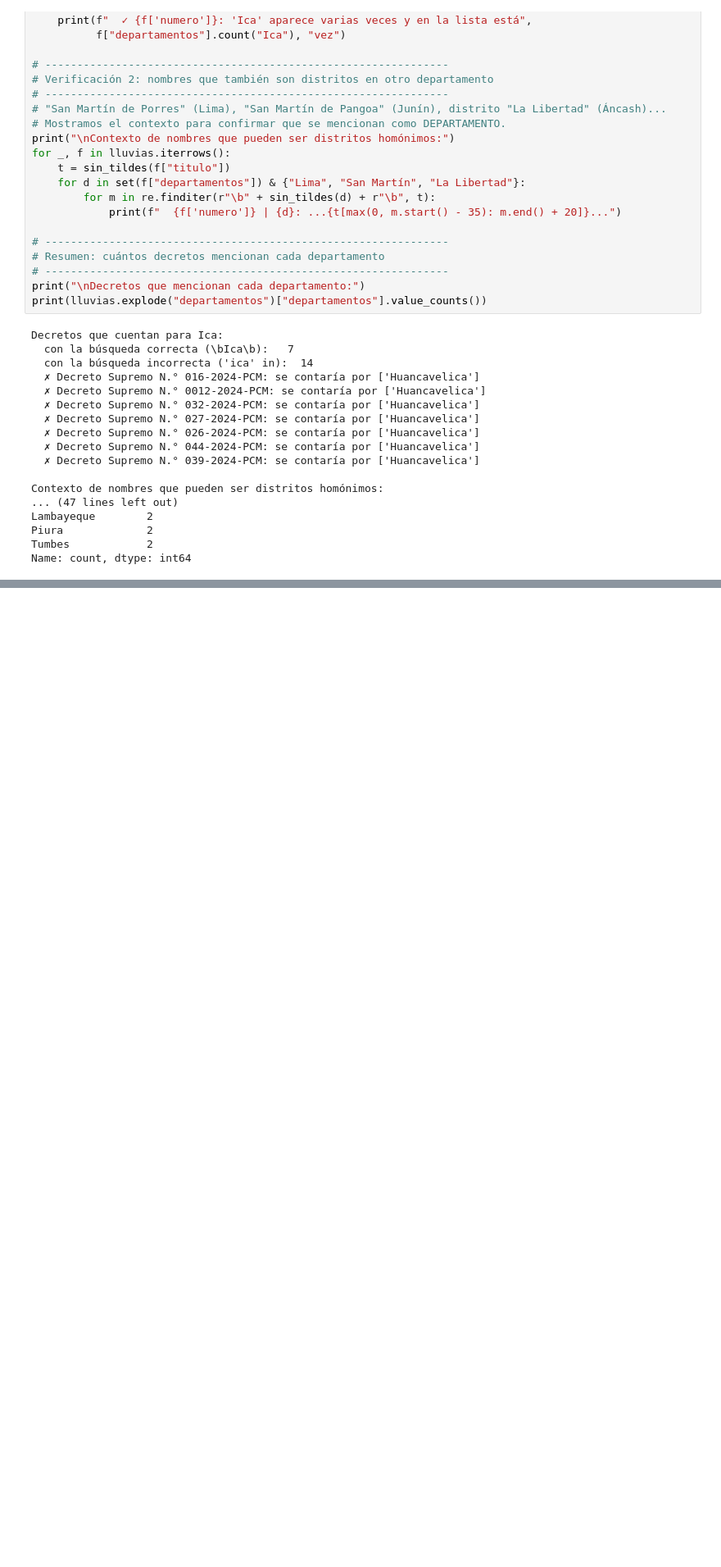
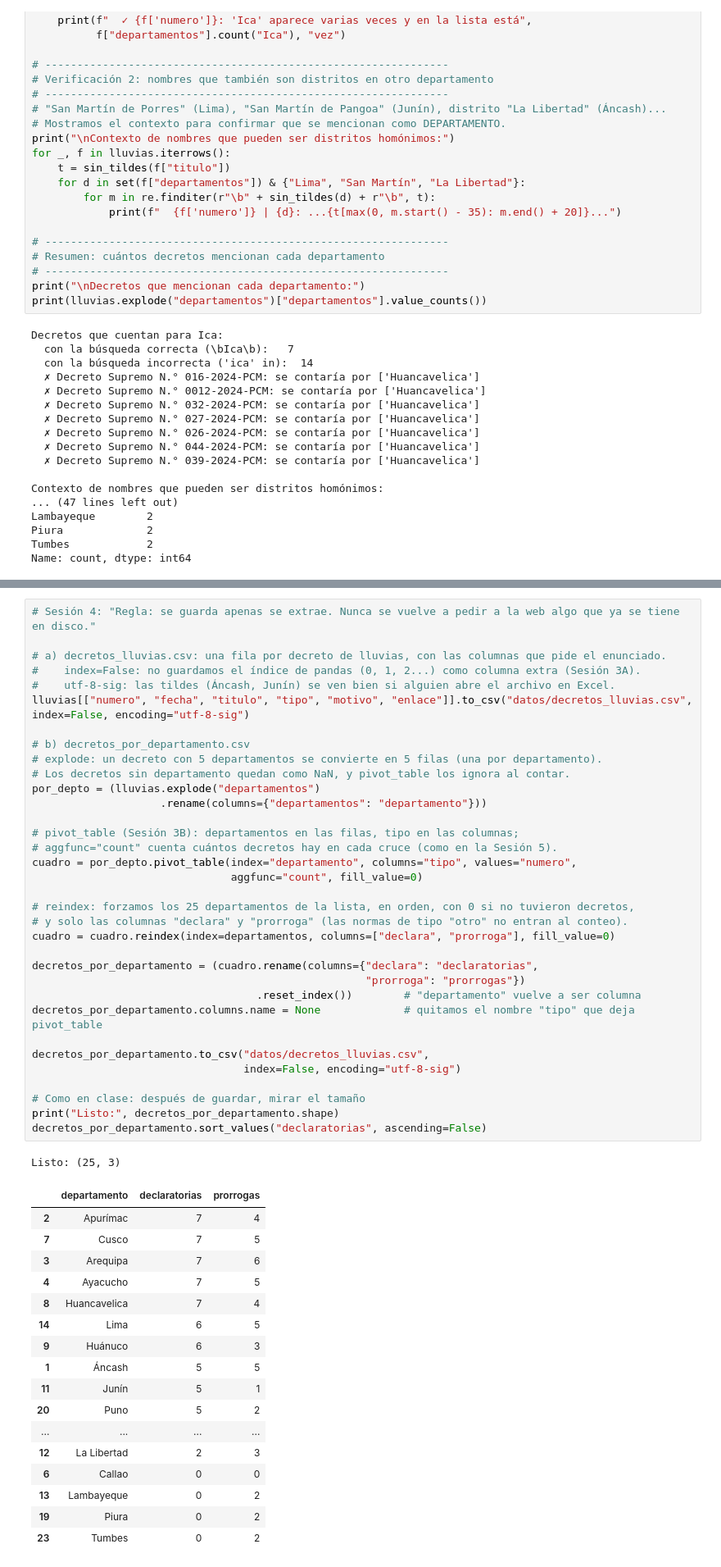
Before and after one commit to ValMur123/assignment_1, a Jupyter notebook: assignment_2/scraping_emergencias.ipynb, the cells around one changed output, grey strips where cells are left out. Shown at 82% size. Saved outputs shown, nothing was run; the diff lists cells and outputs as text; blank space fills up the shorter version.

```diff
--- a/assignment_2/scraping_emergencias.ipynb
+++ b/assignment_2/scraping_emergencias.ipynb
@@ -564,0 +567,53 @@ Name: count, dtype: int64
+# %%
+# Sesión 4: "Regla: se guarda apenas se extrae. Nunca se vuelve a pedir a la web algo que ya se tiene en disco."
+
+# a) decretos_lluvias.csv: una fila por decreto de lluvias, con las columnas que pide el enunciado.
+#    index=False: no guardamos el índice de pandas (0, 1, 2...) como columna extra (Sesión 3A).
+#    utf-8-sig: las tildes (Áncash, Junín) se ven bien si alguien abre el archivo en Excel.
+lluvias[["numero", "fecha", "titulo", "tipo", "motivo", "enlace"]].to_csv("datos/decretos_lluvias.csv", index=False, encoding="utf-8-sig")
+
+# b) decretos_por_departamento.csv
+# explode: un decreto con 5 departamentos se convierte en 5 filas (una por departamento).
+# Los decretos sin departamento quedan como NaN, y pivot_table los ignora al contar.
+por_depto = (lluvias.explode("departamentos")
+                    .rename(columns={"departamentos": "departamento"}))
+
+# pivot_table (Sesión 3B): departamentos en las filas, tipo en las columnas;
+# aggfunc="count" cuenta cuántos decretos hay en cada cruce (como en la Sesión 5).
+cuadro = por_depto.pivot_table(index="departamento", columns="tipo", values="numero",
+                               aggfunc="count", fill_value=0)
+
+# reindex: forzamos los 25 departamentos de la lista, en orden, con 0 si no tuvieron decretos,
+# y solo las columnas "declara" y "prorroga" (las normas de tipo "otro" no entran al conteo).
+cuadro = cuadro.reindex(index=departamentos, columns=["declara", "prorroga"], fill_value=0)
+
+decretos_por_departamento = (cuadro.rename(columns={"declara": "declaratorias",
+                                                    "prorroga": "prorrogas"})
+                                   .reset_index())        # "departamento" vuelve a ser columna
+decretos_por_departamento.columns.name = None             # quitamos el nombre "tipo" que deja pivot_table
+
+decretos_por_departamento.to_csv("datos/decretos_lluvias.csv",
+                                 index=False, encoding="utf-8-sig")
+
+# Como en clase: después de guardar, mirar el tamaño
+print("Listo:", decretos_por_departamento.shape)
+decretos_por_departamento.sort_values("declaratorias", ascending=False)
+# %% [output]
+Listo: (25, 3)
+|  | departamento | declaratorias | prorrogas |
+| 2 | Apurímac | 7 | 4 |
+| 7 | Cusco | 7 | 5 |
+| 3 | Arequipa | 7 | 6 |
+| 4 | Ayacucho | 7 | 5 |
+| 8 | Huancavelica | 7 | 4 |
+| 14 | Lima | 6 | 5 |
+| 9 | Huánuco | 6 | 3 |
+| 1 | Áncash | 5 | 5 |
+| 11 | Junín | 5 | 1 |
+| 20 | Puno | 5 | 2 |
+| ... | ... | ... | ... |
+| 12 | La Libertad | 2 | 3 |
+| 6 | Callao | 0 | 0 |
+| 13 | Lambayeque | 0 | 2 |
+| 19 | Piura | 0 | 2 |
+| 23 | Tumbes | 0 | 2 |
```
Also changed, not shown: parts of 1 cell of this notebook, 1 other file.
